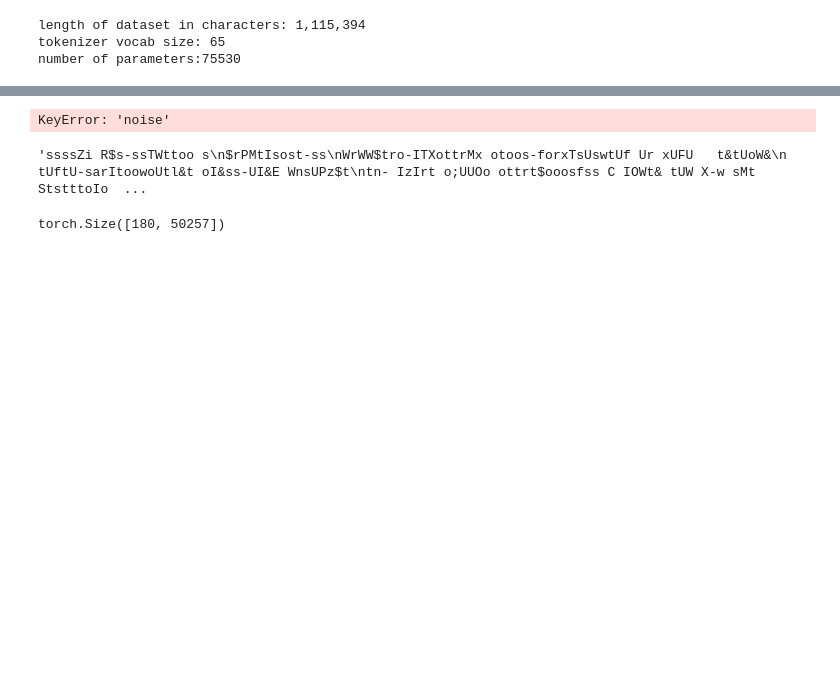
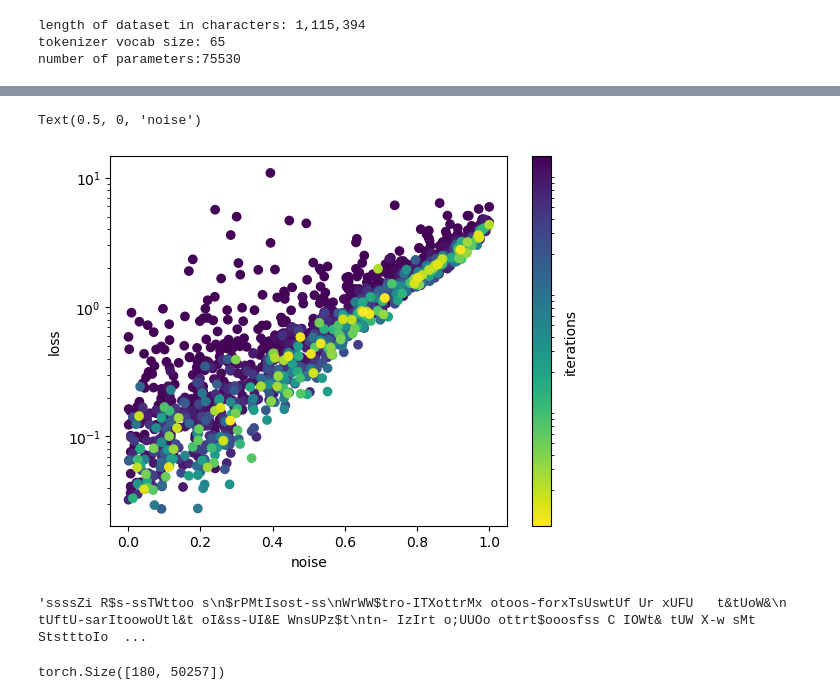
Before and after one commit to Francesco215/Language_CA, a Jupyter notebook: training.ipynb, the cells around one changed output, grey strips where cells are left out. Saved outputs shown, nothing was run; the diff lists cells and outputs as text; code cells hidden in the pictures; blank space fills up the shorter version.

```diff
--- a/training.ipynb
+++ b/training.ipynb
@@ -207,23 +224,24 @@ print(10_000)
 # %%
 import matplotlib as mpl
-encoding_prediction=[ log['loss']/(log['noise']+1e-8) for log in model.logs[-100:]]
+#encoding_prediction=[ l/(n+1e-8) for l,n in zip(model.logs['loss'],model.logs['noise'])]
 colormap=plt.cm.get_cmap('viridis')
 
 logs=model.logs
-losses=[log['loss'] for log in logs]
-noises=[log['noise'] for log in logs]
-colors=colormap(np.logspace(-2.4,0,len(logs)))
+losses=logs['loss']
+noises=logs['noise_level']
+colors=colormap(np.logspace(-2.4,0,len(losses)))
 plt.scatter(noises, losses, color=colors)
 
 
 norm = mpl.colors.LogNorm(vmin=1, vmax=len(losses))
 cmap=plt.cm.get_cmap('viridis_r')
 plt.colorbar(mpl.cm.ScalarMappable(norm=norm, cmap=cmap),label='iterations',ticks=[])
 plt.yscale('log')
 plt.ylabel('loss')
 plt.xlabel('noise')
 # %% [output]
-KeyError: 'noise'
+Text(0.5, 0, 'noise')
+[figure, added]
 # %%
 from src.diffusion_utils import denoise,reverse_DDIM,cosine_schedule
 
```
Also changed, not shown: parts of 7 cells of this notebook, 3 other files.
